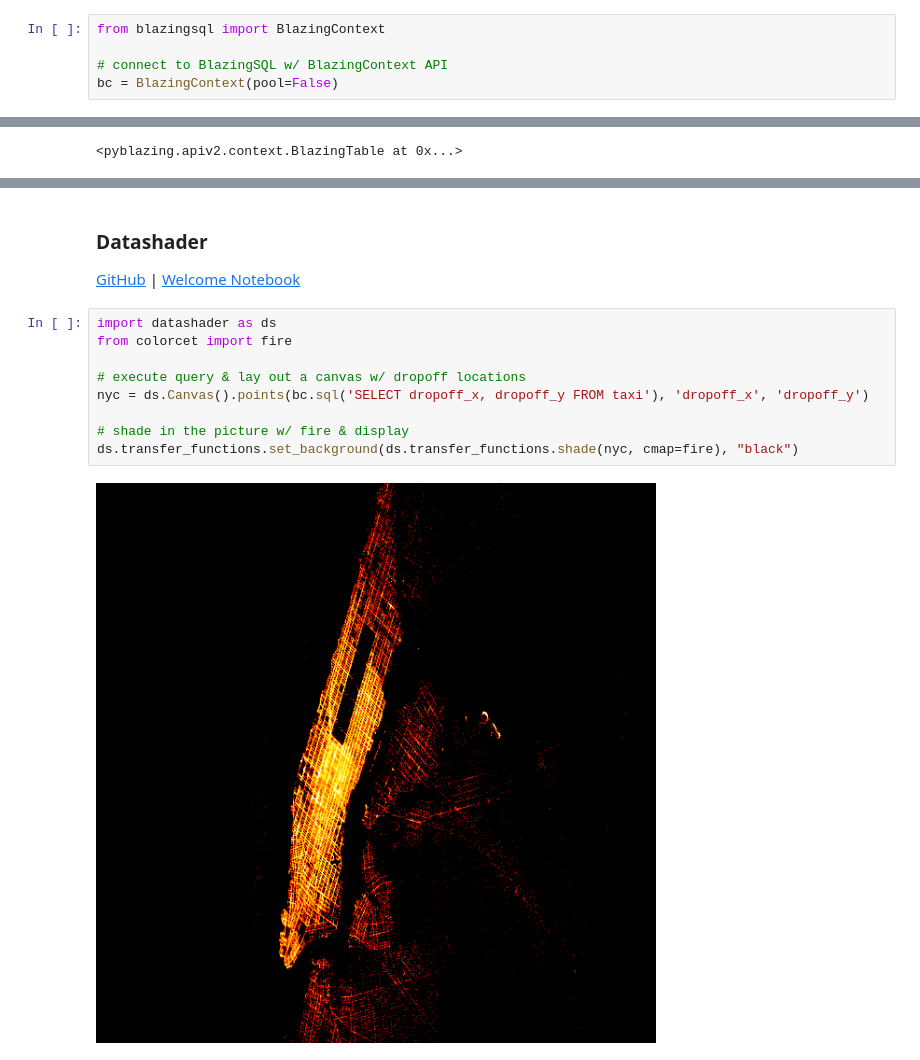
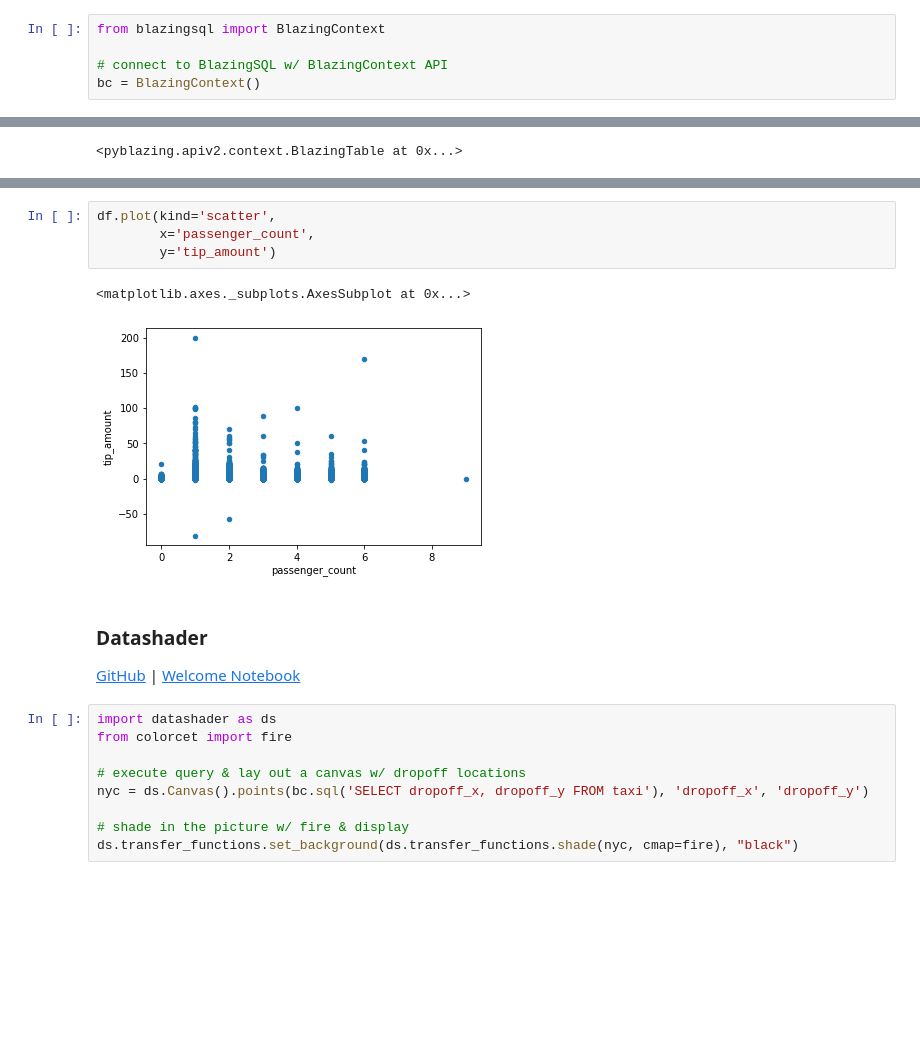
Before and after one commit to BlazingDB/Welcome_to_BlazingSQL_Notebooks, a Jupyter notebook: intro_notebooks/data_visualization.ipynb, the cells around one changed output, grey strips where cells are left out. Cells and saved outputs as stored; diff of their text form; blank space fills up the shorter version.

```diff
--- a/intro_notebooks/data_visualization.ipynb
+++ b/intro_notebooks/data_visualization.ipynb
@@ -4,7 +4,7 @@
 from blazingsql import BlazingContext
 
 # connect to BlazingSQL w/ BlazingContext API
-bc = BlazingContext(pool=False)
+bc = BlazingContext()
 # %% [output]
 BlazingContext ready
 # %%
@@ -44,6 +46,13 @@ corr.style.background_gradient(cmap='coolwarm')
 | pickup_y | 0.00762232 | -0.00232565 | -0.000454872 | -0.00245536 | 0.0653233 | -0.0282738 | -0.0525884 | 0.00384593 | ... |
 | dropoff_x | 0.00216507 | -0.00121632 | 0.00744814 | -0.00789674 | 0.0439404 | 0.280641 | 0.021845 | 0.0166294 | ... |
 | dropoff_y | 0.00615316 | -0.000283777 | 0.00167076 | -0.00132013 | 0.0649564 | -0.0507077 | -0.0223311 | 0.00271048 | ... |
+# %%
+df.plot(kind='scatter',
+        x='passenger_count',
+        y='tip_amount')
+# %% [output]
+<matplotlib.axes._subplots.AxesSubplot at 0x...>
+[figure, added]
 # %% [markdown]
 ### Datashader
 
@@ -57,5 +66,3 @@ nyc = ds.Canvas().points(bc.sql('SELECT dropoff_x, dropoff_y FROM taxi'), 'dropo
 
 # shade in the picture w/ fire & display
 ds.transfer_functions.set_background(ds.transfer_functions.shade(nyc, cmap=fire), "black")
-# %% [output]
-[figure, removed]
```
Also changed, not shown: parts of 2 cells of this notebook, 1 other file.
